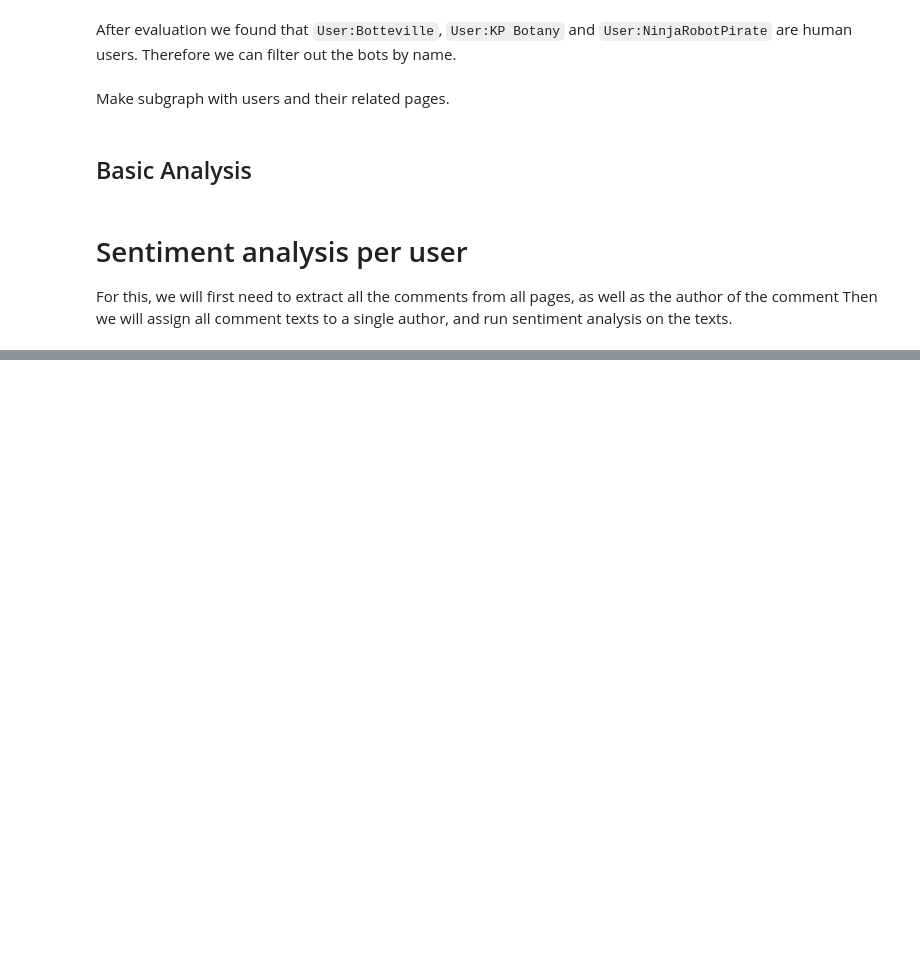
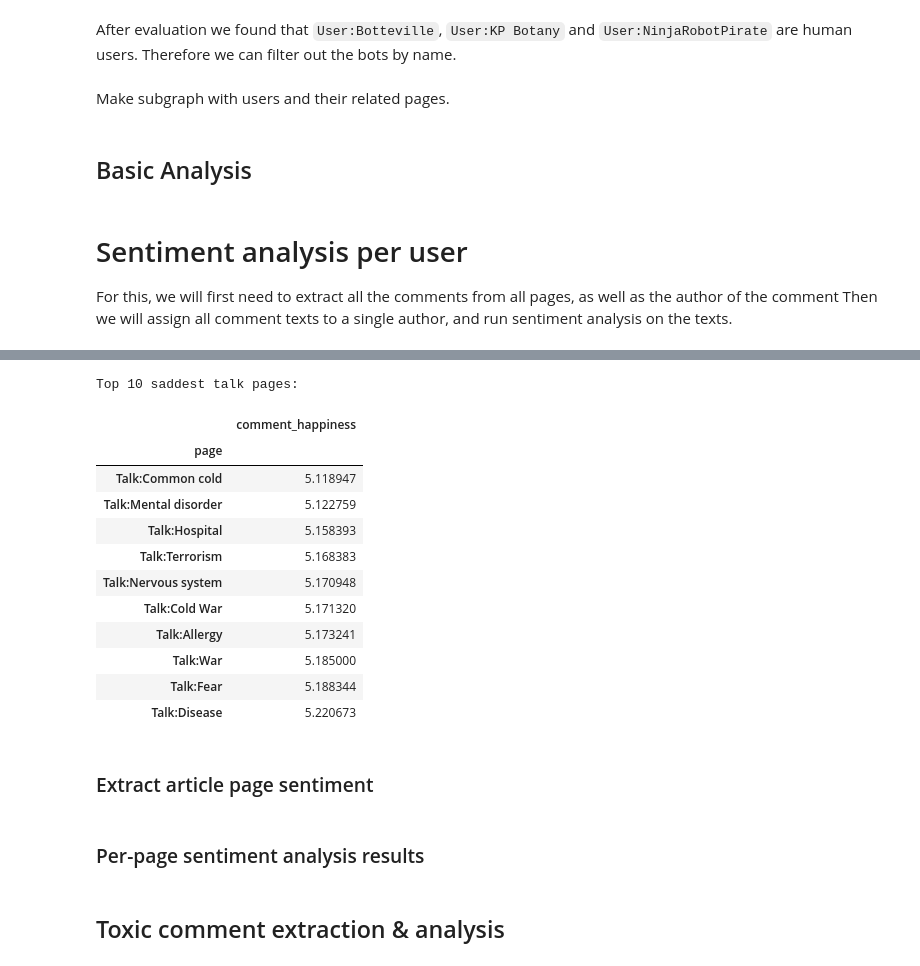
Before and after one commit to andste97/socialgraphs2023f-project, a Jupyter notebook: project/Project_draft.ipynb, the cells around one changed output, grey strips where cells are left out. Saved outputs shown, nothing was run; the diff lists cells and outputs as text; code cells hidden in the pictures; blank space fills up the shorter version.

```diff
--- a/project/Project_draft.ipynb
+++ b/project/Project_draft.ipynb
@@ -376,3 +514,27 @@ What we have seen is that comment sentiment mostly correlates with the topic the
+# %%
+print("Top 10 saddest talk pages:")
+worst_sentiments = sentiments_pages_df.sort_values("comment_happiness", ascending=True).head(10)
+worst_sentiments
+# %% [output]
+Top 10 saddest talk pages:
+|  | comment_happiness |
+| page |  |
+| Talk:Common cold | 5.118947 |
+| Talk:Mental disorder | 5.122759 |
+| Talk:Hospital | 5.158393 |
+| Talk:Terrorism | 5.168383 |
+| Talk:Nervous system | 5.170948 |
+| Talk:Cold War | 5.171320 |
+| Talk:Allergy | 5.173241 |
+| Talk:War | 5.185000 |
+| Talk:Fear | 5.188344 |
+| Talk:Disease | 5.220673 |
+# %% [markdown]
+### Extract article page sentiment
+# %% [markdown]
+### Per-page sentiment analysis results
+# %% [markdown]
+## Toxic comment extraction & analysis
 # %%
 df_comments = pd.DataFrame(list_for_df, columns = ['Author', 'Comment', 'Filename'])
 # %%
```
Also changed, not shown: parts of 20 cells of this notebook.
